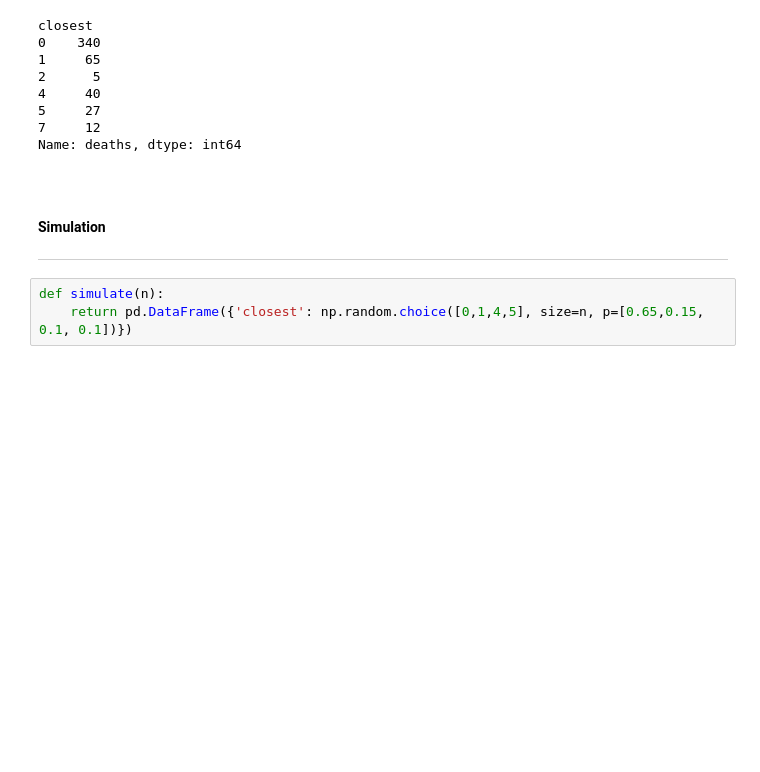
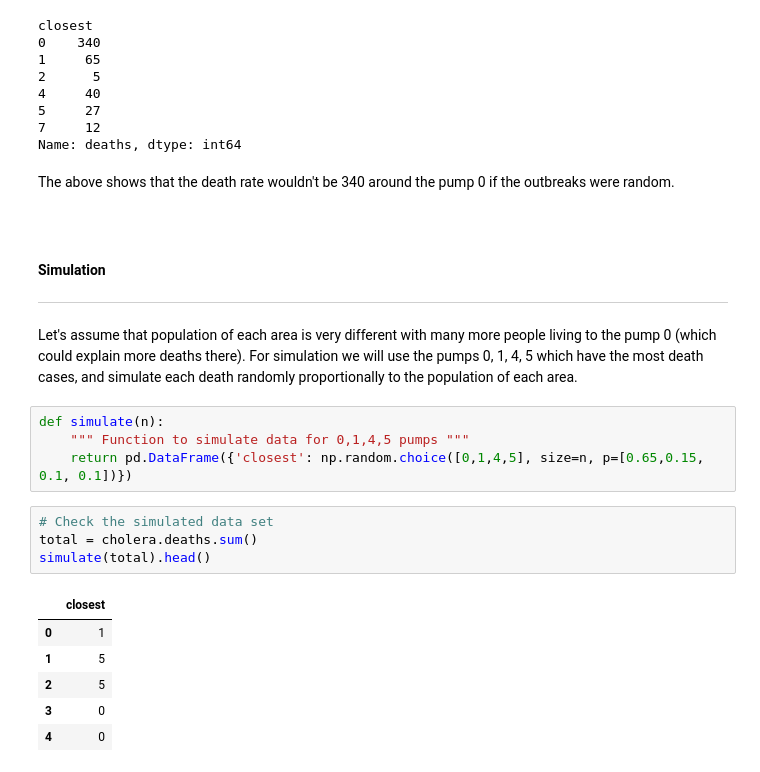
Before and after one commit to olgarozhdestvina/Data-Science-and-Machine-Learning, a Jupyter notebook: Statistical inference/Hypothesis testing.ipynb, the cells around one changed output. Cells and saved outputs as stored; diff of their text form; blank space fills up the shorter version.

```diff
--- a/Statistical inference/Hypothesis testing.ipynb
+++ b/Statistical inference/Hypothesis testing.ipynb
@@ -133,12 +137,28 @@ closest
 5     27
 7     12
 Name: deaths, dtype: int64
+# %% [markdown]
+The above shows that the death rate wouldn't be 340 around the pump 0 if the outbreaks were random.
 # %% [markdown]
 <br>
 
 #### Simulation
 ___
+
+Let's assume that population of each area is very different with many more people living to the pump 0 (which could explain more deaths there). For simulation we will use the pumps 0, 1, 4, 5 which have the most death cases, and simulate each death randomly proportionally to the population of each area.
 # %%
 def simulate(n):
+    """ Function to simulate data for 0,1,4,5 pumps """
     return pd.DataFrame({'closest': np.random.choice([0,1,4,5], size=n, p=[0.65,0.15, 0.1, 0.1])})
+# %%
+# Check the simulated data set
+total = cholera.deaths.sum()
+simulate(total).head()
+# %% [output]
+|  | closest |
+| 0 | 1 |
+| 1 | 5 |
+| 2 | 5 |
+| 3 | 0 |
+| 4 | 0 |
 # %%
```
Also changed, not shown: parts of 20 cells of this notebook.
